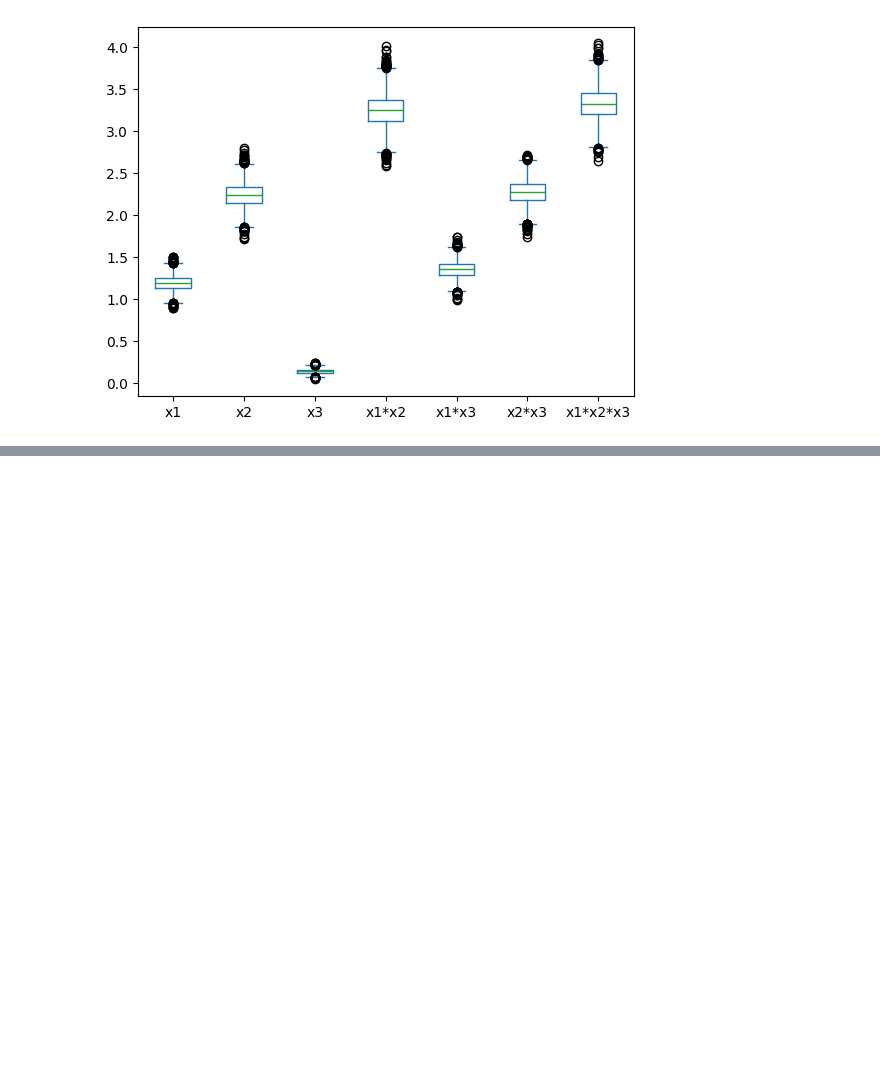
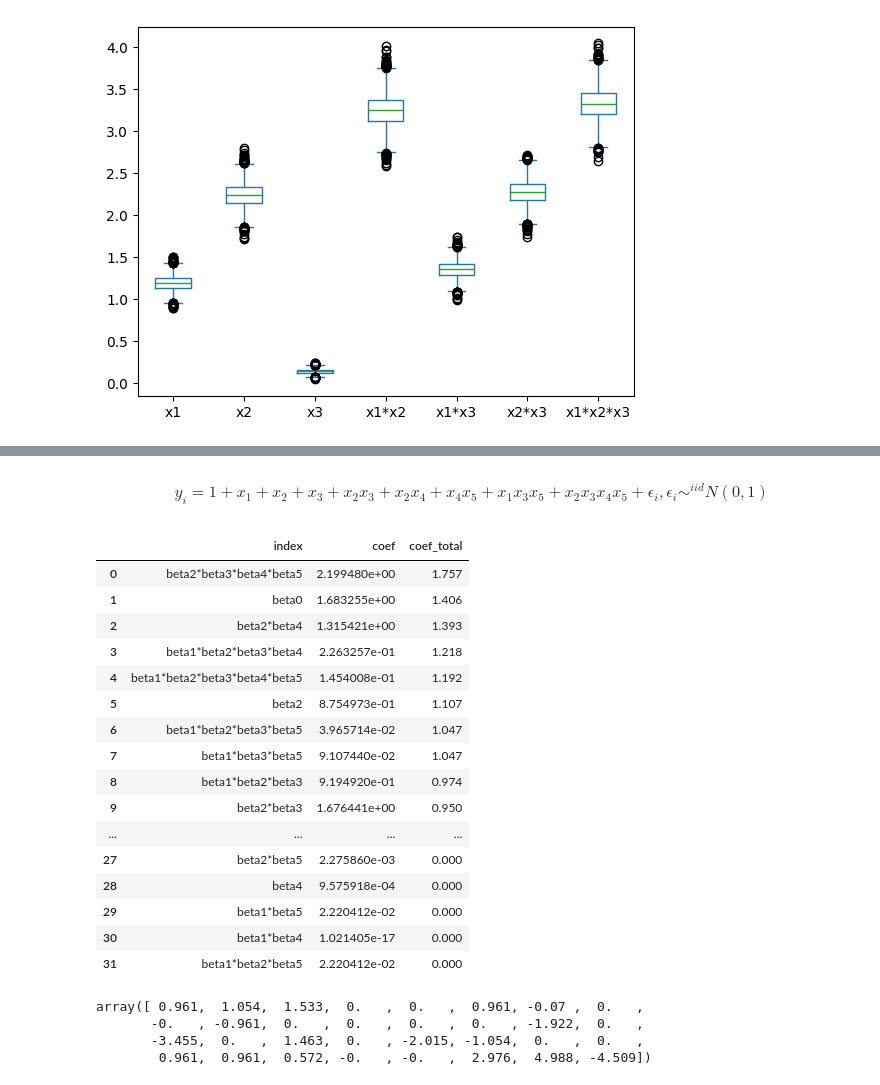
Before and after one commit to leeparkuky/barcode, a Jupyter notebook: permutation_score/testing.ipynb, the cells around one changed output, grey strips where cells are left out. Saved outputs shown, nothing was run; the diff lists cells and outputs as text; code cells hidden in the pictures; blank space fills up the shorter version.

```diff
--- a/permutation_score/testing.ipynb
+++ b/permutation_score/testing.ipynb
@@ -1554,0 +902,38 @@ barcode.beta_names
+# %%
+result = rf.importance_mean(9)
+# %%
+result = result.mean().reset_index(name = 'coef')
+# %%
+result['coef_total'] = rf.get_projected_beta_hat(9).round(3)
+# %%
+result.coef = result.coef.abs()
+result.coef_total = result.coef_total.abs()
+# %% [markdown]
+$$ y_i = 1 + x_1 + x_2 + x_3 + x_2 x_3  + x_2 x_4 + x_4 x_5 + x_1 x_3 x_5 + x_2 x_3 x_4 x_5 + \epsilon_i, \epsilon_i \sim^{iid} N(0,1)$$
+# %%
+result.sort_values('coef_total', ascending = False).reset_index( drop = True)
+# %% [output]
+|  | index | coef | coef_total |
+| 0 | beta2*beta3*beta4*beta5 | 2.199480e+00 | 1.757 |
+| 1 | beta0 | 1.683255e+00 | 1.406 |
+| 2 | beta2*beta4 | 1.315421e+00 | 1.393 |
+| 3 | beta1*beta2*beta3*beta4 | 2.263257e-01 | 1.218 |
+| 4 | beta1*beta2*beta3*beta4*beta5 | 1.454008e-01 | 1.192 |
+| 5 | beta2 | 8.754973e-01 | 1.107 |
+| 6 | beta1*beta2*beta3*beta5 | 3.965714e-02 | 1.047 |
+| 7 | beta1*beta3*beta5 | 9.107440e-02 | 1.047 |
+| 8 | beta1*beta2*beta3 | 9.194920e-01 | 0.974 |
+| 9 | beta2*beta3 | 1.676441e+00 | 0.950 |
+| ... | ... | ... | ... |
+| 27 | beta2*beta5 | 2.275860e-03 | 0.000 |
+| 28 | beta4 | 9.575918e-04 | 0.000 |
+| 29 | beta1*beta5 | 2.220412e-02 | 0.000 |
+| 30 | beta1*beta4 | 1.021405e-17 | 0.000 |
+| 31 | beta1*beta2*beta5 | 2.220412e-02 | 0.000 |
+# %%
+tree.get_projected_beta_hat(4).round(3)
+# %% [output]
+array([ 0.961,  1.054,  1.533,  0.   ,  0.   ,  0.961, -0.07 ,  0.   ,
+       -0.   , -0.961,  0.   ,  0.   ,  0.   ,  0.   , -1.922,  0.   ,
+       -3.455,  0.   ,  1.463,  0.   , -2.015, -1.054,  0.   ,  0.   ,
+        0.961,  0.961,  0.572, -0.   , -0.   ,  2.976,  4.988, -4.509])
```
Also changed, not shown: parts of 156 cells of this notebook, 4 other files.
